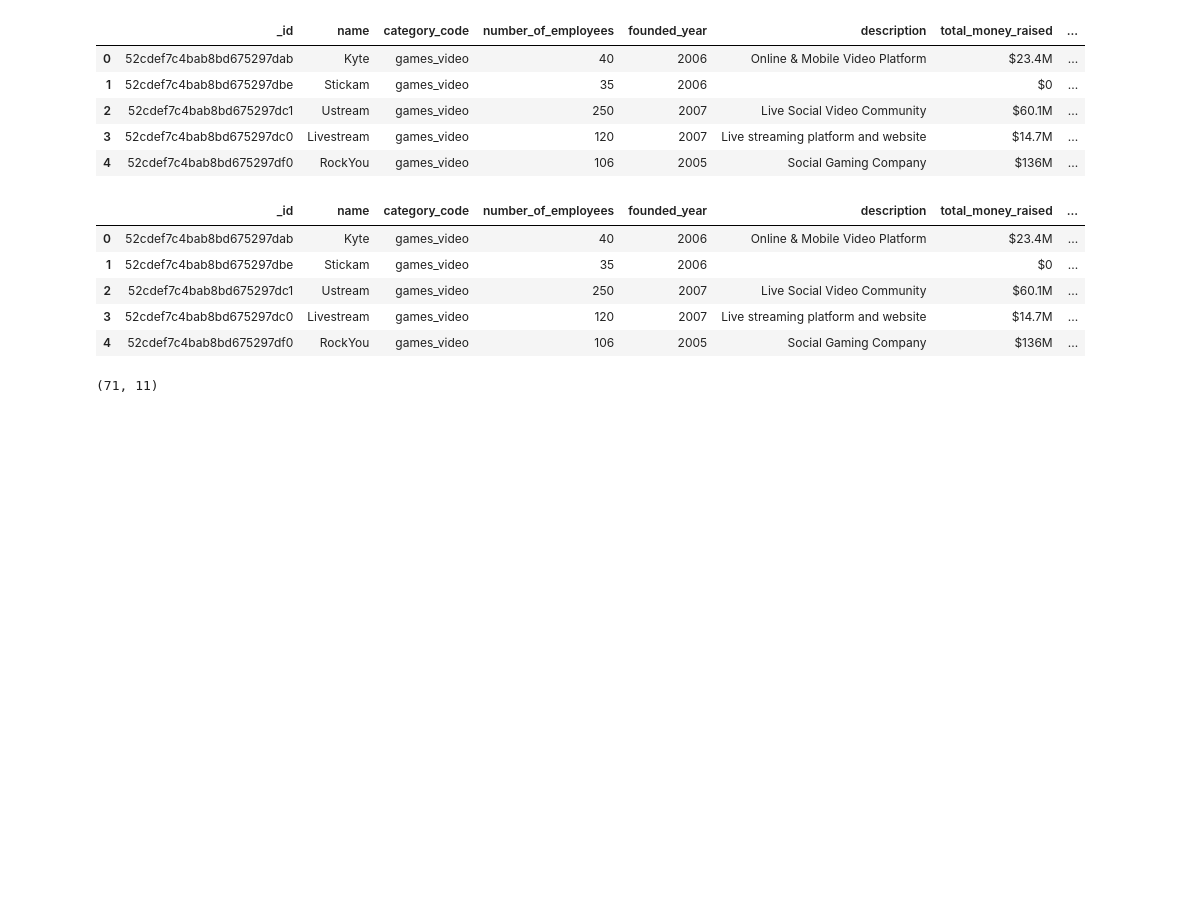
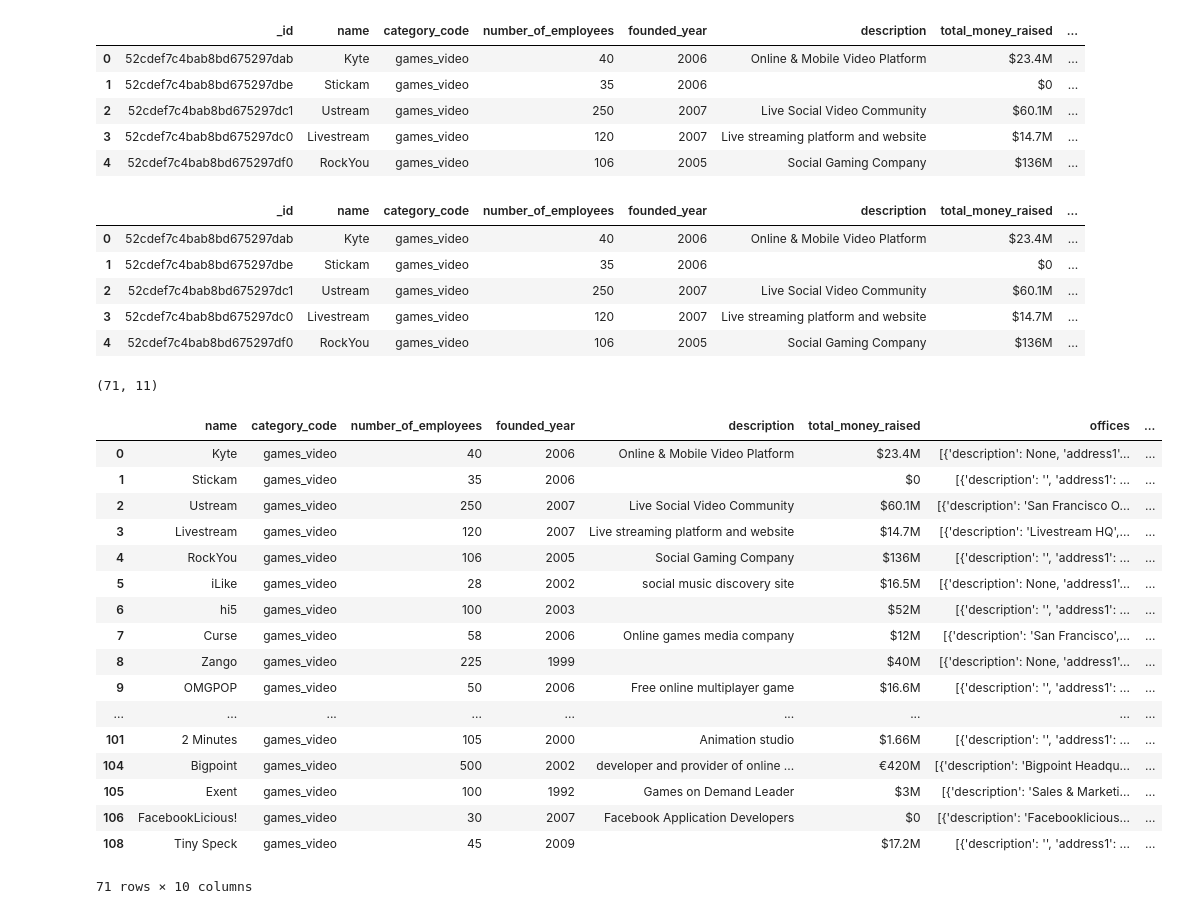
Before and after one commit to DavidR81/Mongo_Project, a Jupyter notebook: Main2.ipynb, the cells around one changed output. Cells and saved outputs as stored; diff of their text form; code cells hidden in the pictures; blank space fills up the shorter version.

```diff
--- a/Main2.ipynb
+++ b/Main2.ipynb
@@ -90,6 +110,27 @@ df.shape
 (71, 11)
 # %%
 df = df.drop('_id', axis=1)
+# %%
+df
+# %% [output]
+|  | name | category_code | number_of_employees | founded_year | description | total_money_raised | offices | ... |
+| 0 | Kyte | games_video | 40 | 2006 | Online & Mobile Video Platform | $23.4M | [{'description': None, 'address1'... | ... |
+| 1 | Stickam | games_video | 35 | 2006 |  | $0 | [{'description': '', 'address1': ... | ... |
+| 2 | Ustream | games_video | 250 | 2007 | Live Social Video Community | $60.1M | [{'description': 'San Francisco O... | ... |
+| 3 | Livestream | games_video | 120 | 2007 | Live streaming platform and website | $14.7M | [{'description': 'Livestream HQ',... | ... |
+| 4 | RockYou | games_video | 106 | 2005 | Social Gaming Company | $136M | [{'description': '', 'address1': ... | ... |
+| 5 | iLike | games_video | 28 | 2002 | social music discovery site | $16.5M | [{'description': None, 'address1'... | ... |
+| 6 | hi5 | games_video | 100 | 2003 |  | $52M | [{'description': '', 'address1': ... | ... |
+| 7 | Curse | games_video | 58 | 2006 | Online games media company | $12M | [{'description': 'San Francisco',... | ... |
+| 8 | Zango | games_video | 225 | 1999 |  | $40M | [{'description': None, 'address1'... | ... |
+| 9 | OMGPOP | games_video | 50 | 2006 | Free online multiplayer game | $16.6M | [{'description': '', 'address1': ... | ... |
+| ... | ... | ... | ... | ... | ... | ... | ... | ... |
+| 101 | 2 Minutes | games_video | 105 | 2000 | Animation studio | $1.66M | [{'description': '', 'address1': ... | ... |
+| 104 | Bigpoint | games_video | 500 | 2002 | developer and provider of online ... | €420M | [{'description': 'Bigpoint Headqu... | ... |
+| 105 | Exent | games_video | 100 | 1992 | Games on Demand Leader | $3M | [{'description': 'Sales & Marketi... | ... |
+| 106 | FacebookLicious! | games_video | 30 | 2007 | Facebook Application Developers | $0 | [{'description': 'Facebooklicious... | ... |
+| 108 | Tiny Speck | games_video | 45 | 2009 |  | $17.2M | [{'description': '', 'address1': ... | ... |
+71 rows × 10 columns
 # %%
 df.to_json(r'./offices2.json', orient="records")
 # %%
```
Also changed, not shown: parts of 2 cells of this notebook, 2 other files.
